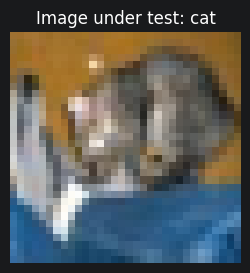
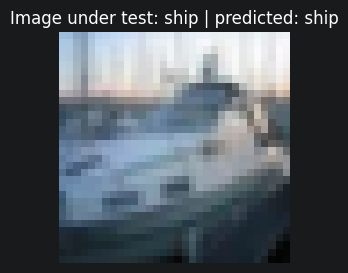
The change to this notebook cell's code, shown as a diff; its figure went from the first image to the second:
--- before
+++ after
@@ -2,5 +2,4 @@
 
 image_index = 0
-class_names: tuple[str, ...] = tuple(checkpoint["classes"])
 
 mean = torch.tensor(NORMALIZE_MEAN).view(3, 1, 1)
@@ -8,8 +7,9 @@
 image_to_show = (images[image_index].detach().cpu() * std + mean).clamp(0, 1)
 label_name = class_names[labels[image_index].item()]
+predicted_name = class_names[outputs.argmax(dim=1)[image_index].item()]
 
 plt.figure(figsize=(3, 3))
 plt.imshow(image_to_show.permute(1, 2, 0).numpy())
-plt.title(f"Image under test: {label_name}")
+plt.title(f"Image under test: {label_name} | predicted: {predicted_name}")
 plt.axis("off")
 plt.show()

Commit: Complete Day 4 feature-map inspection